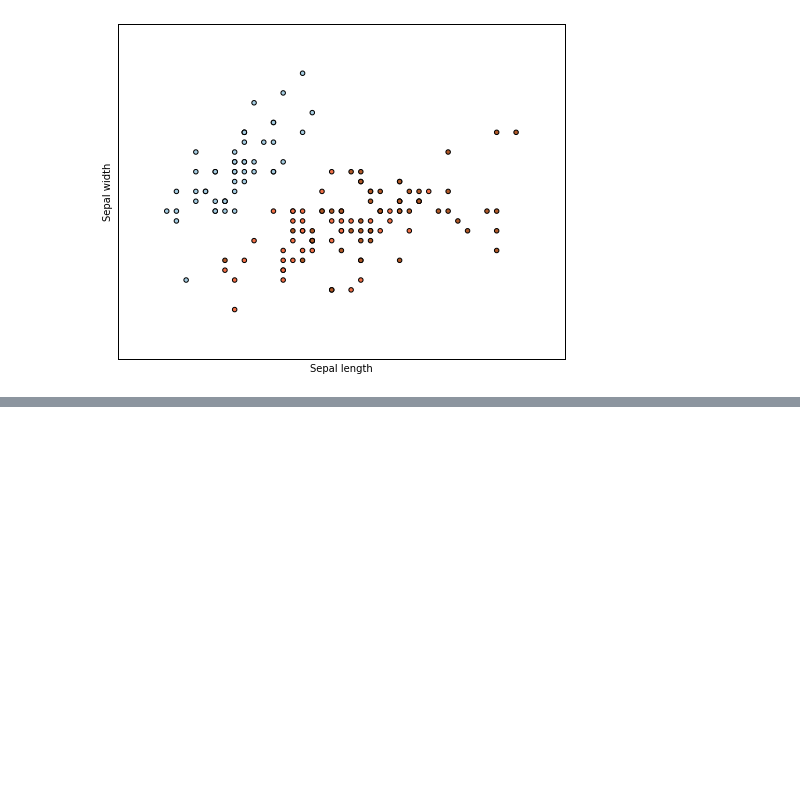
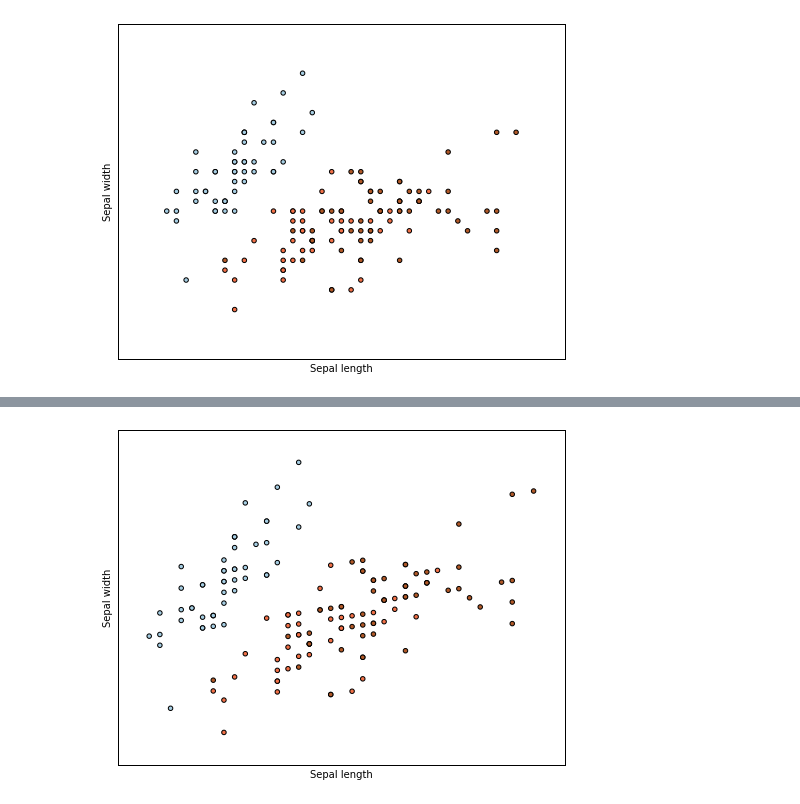
Before and after one commit to scikit-learn-contrib/metric-learn, a Jupyter notebook: examples/metric_plotting.ipynb, the cells around one changed output, grey strips where cells are left out. Saved outputs shown, nothing was run; the diff lists cells and outputs as text; code cells hidden in the pictures; blank space fills up the shorter version.

```diff
--- a/examples/metric_plotting.ipynb
+++ b/examples/metric_plotting.ipynb
@@ -134,7 +57,0 @@ plot(X, Y)
-# %%
-X = iris_data['data']
-rca = metric_learn.RCA_Supervised(num_chunks=30, chunk_size=2)
-rca.fit(X, Y)
-X = rca.transform()
-
-plot(X, Y)
@@ -143,6 +57,0 @@ plot(X, Y)
-# %%
-X = iris_data['data']
-rca = metric_learn.RCA_Supervised(num_chunks=30, chunk_size=2)
-X = rca.fit_transform(X, Y)
-
-plot(X, Y)
@@ -150,0 +81,9 @@ plot(X, Y)
+# %%
+# setting up LMNN
+lmnn = metric_learn.LMNN(k=5, learn_rate=1e-6)
+
+# fit the data!
+lmnn.fit(X, Y)
+
+# transform our input space
+X_lmnn = lmnn.transform()
@@ -150,0 +117,7 @@ plot(X, Y)
+# %%
+itml = metric_learn.ITML_Supervised(num_constraints=200)
+X_itml = itml.fit_transform(X, Y)
+# %%
+plot(X_itml, Y)
+# %% [output]
+[figure, added]
```
Also changed, not shown: parts of 41 cells of this notebook.
